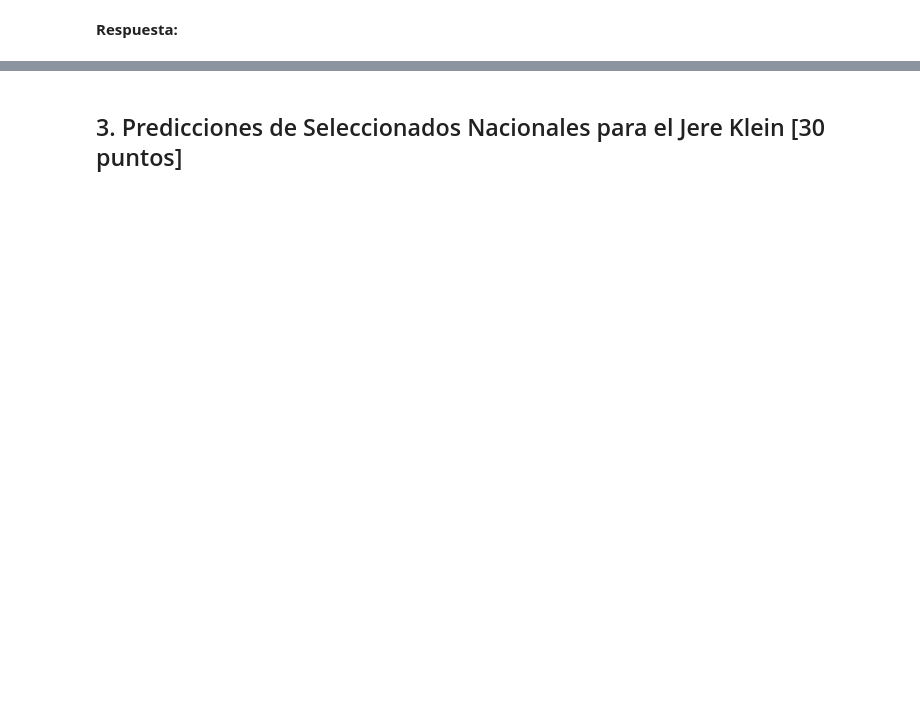
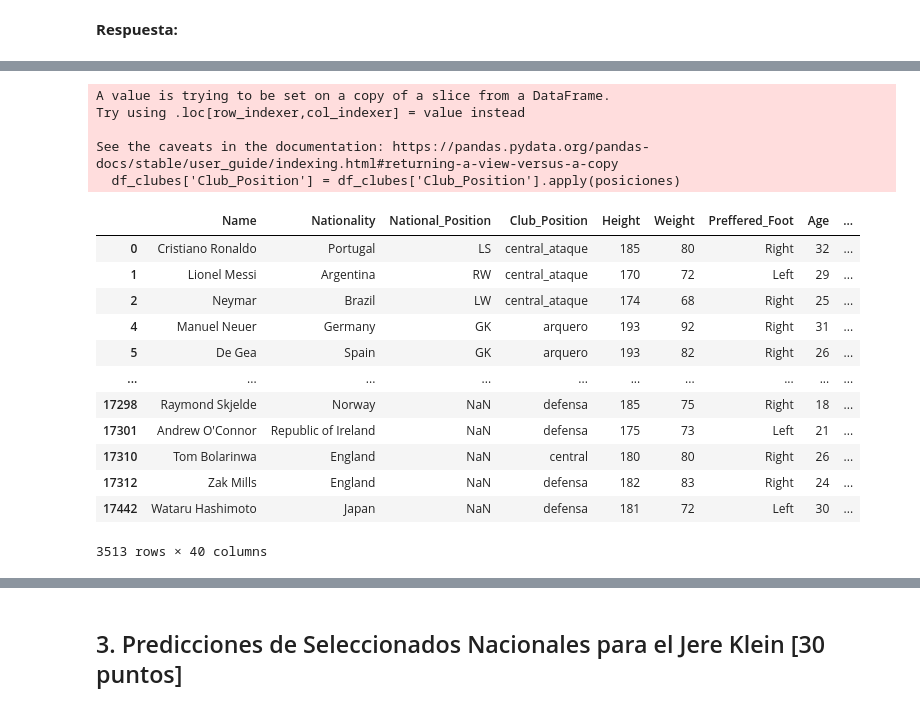
Before and after one commit to melaniejalea/Laboratorios-MDS7202, a Jupyter notebook: Laboratorio 7/Lab7.ipynb, the cells around one changed output, grey strips where cells are left out. Drawn from its saved outputs; the diff is of its cells as text; code cells hidden in the pictures; blank space fills up the shorter version.

```diff
--- a/Laboratorio 7/Lab7.ipynb
+++ b/Laboratorio 7/Lab7.ipynb
@@ -304,2 +304,5 @@ La elección del clasificador se justificar en base a la siguiente [guía](https
 # %% [markdown]
 **Respuesta:**
+# %%
+clubes = ['STF','CF', 'RW', 'CAM','LW', 'RM','CM','LM', 'RWB','CDM','LWB', 'RB','CB','LB','GK']
+df_clubes = df[df['Club_Position'].isin(clubes)]
@@ -305,0 +319,32 @@ La elección del clasificador se justificar en base a la siguiente [guía](https
+# %%
+def posiciones(club):
+    if club in ['STF','CF']: return 'ataque'
+    elif club in ['RW', 'CAM','LW']: return 'central_ataque'
+    elif club in ['RM','CM','LM'] :return 'central'
+    elif club in ['RWB','CDM','LWB'] : return 'central_defensa'
+    elif club in ['RB','CB','LB'] : return 'defensa'
+    elif club in ['GK'] : return 'arquero'
+# %%
+df_clubes['Club_Position'] = df_clubes['Club_Position'].apply(posiciones)
+# %% [output]
+A value is trying to be set on a copy of a slice from a DataFrame.
+Try using .loc[row_indexer,col_indexer] = value instead
+
+See the caveats in the documentation: https://pandas.pydata.org/pandas-docs/stable/user_guide/indexing.html#returning-a-view-versus-a-copy
+  df_clubes['Club_Position'] = df_clubes['Club_Position'].apply(posiciones)
+# %%
+df_clubes
+# %% [output]
+|  | Name | Nationality | National_Position | Club_Position | Height | Weight | Preffered_Foot | Age | ... |
+| 0 | Cristiano Ronaldo | Portugal | LS | central_ataque | 185 | 80 | Right | 32 | ... |
+| 1 | Lionel Messi | Argentina | RW | central_ataque | 170 | 72 | Left | 29 | ... |
+| 2 | Neymar | Brazil | LW | central_ataque | 174 | 68 | Right | 25 | ... |
+| 4 | Manuel Neuer | Germany | GK | arquero | 193 | 92 | Right | 31 | ... |
+| 5 | De Gea | Spain | GK | arquero | 193 | 82 | Right | 26 | ... |
+| ... | ... | ... | ... | ... | ... | ... | ... | ... | ... |
+| 17298 | Raymond Skjelde | Norway | NaN | defensa | 185 | 75 | Right | 18 | ... |
+| 17301 | Andrew O'Connor | Republic of Ireland | NaN | defensa | 175 | 73 | Left | 21 | ... |
+| 17310 | Tom Bolarinwa | England | NaN | central | 180 | 80 | Right | 26 | ... |
+| 17312 | Zak Mills | England | NaN | defensa | 182 | 83 | Right | 24 | ... |
+| 17442 | Wataru Hashimoto | Japan | NaN | defensa | 181 | 72 | Left | 30 | ... |
+3513 rows × 40 columns
```
Also changed, not shown: parts of 22 cells of this notebook.
